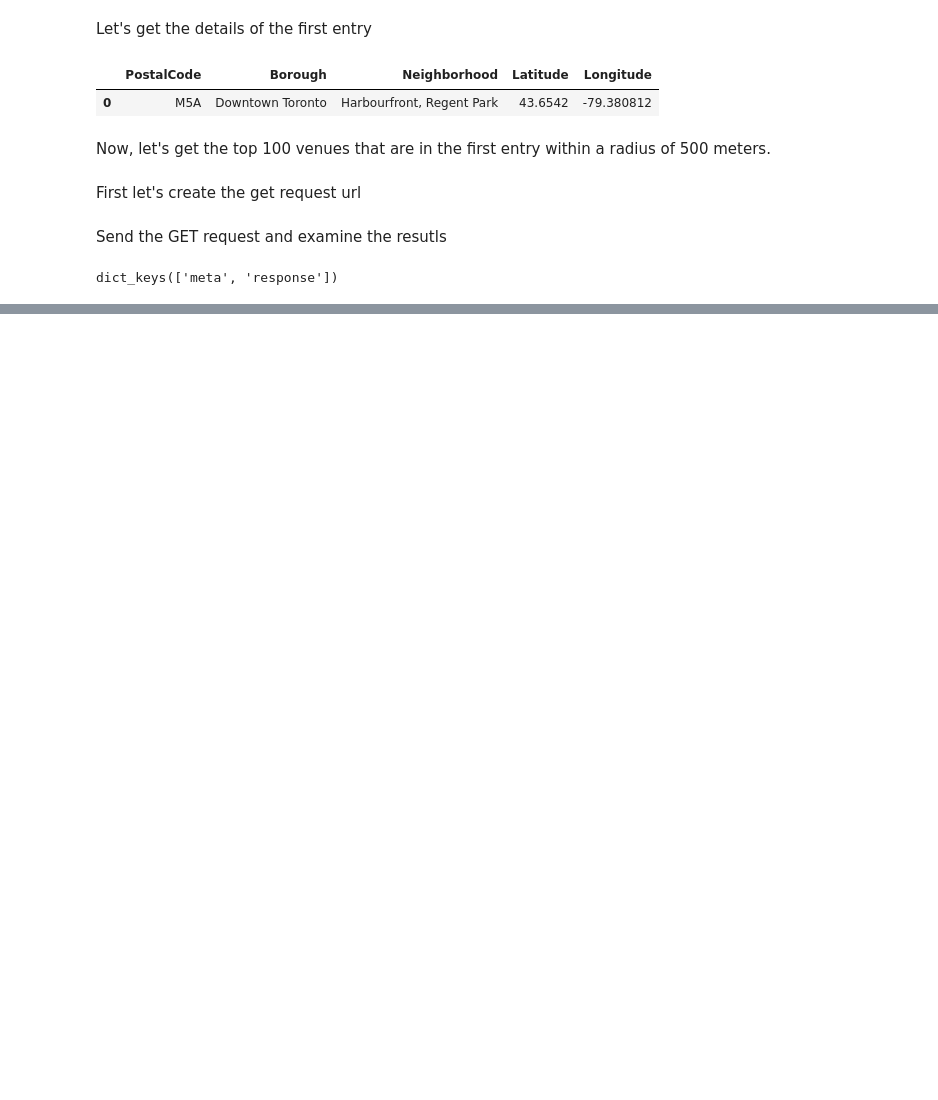
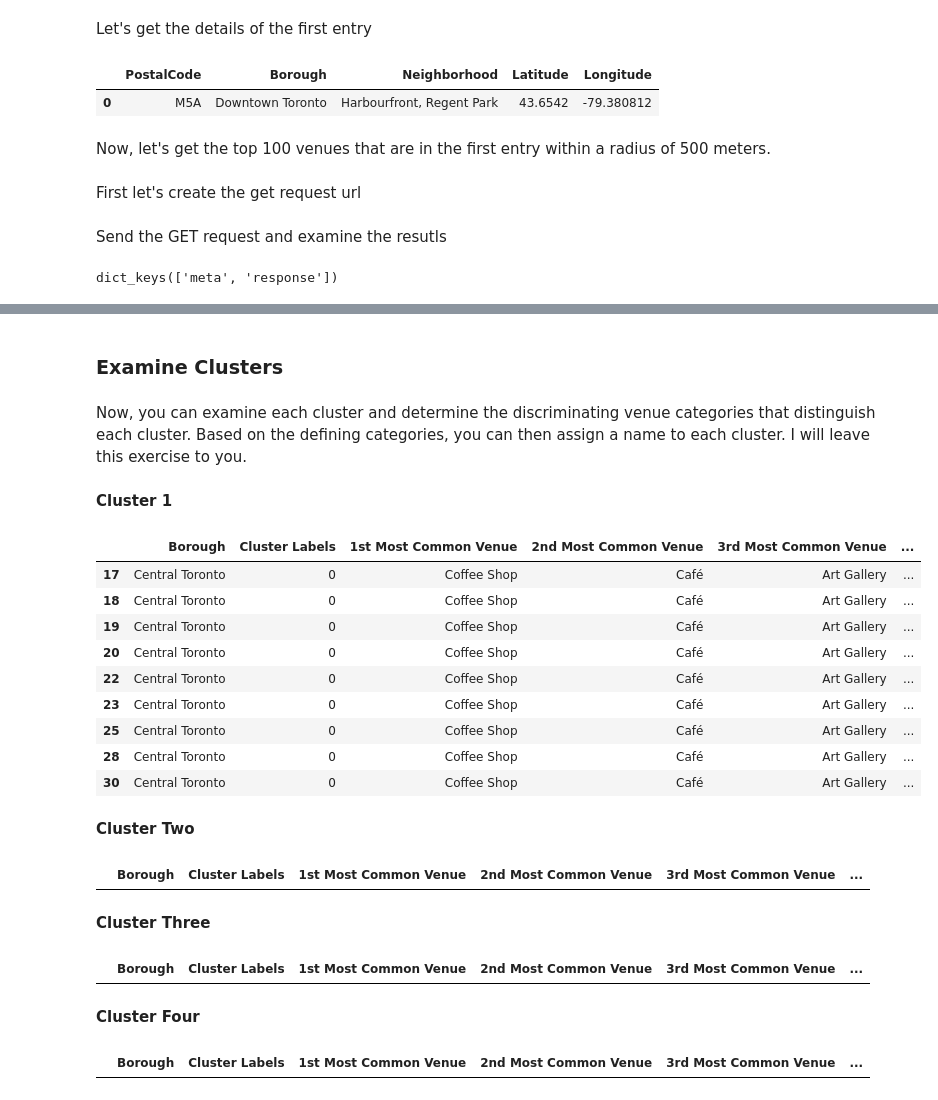
Before and after one commit to Lawrence-Krukrubo/IBM_Data_Specialization_Capstone_Project, a Jupyter notebook: Toronto_Geodata_assignment_3.ipynb, the cells around one changed output, grey strips where cells are left out. Drawn from its saved outputs; the diff is of its cells as text; code cells hidden in the pictures; blank space fills up the shorter version.

```diff
--- a/Toronto_Geodata_assignment_3.ipynb
+++ b/Toronto_Geodata_assignment_3.ipynb
@@ -431,0 +713,21 @@ result
+# %%
+num_top_venues = 10
+
+indicators = ['st', 'nd', 'rd']
+
+# create columns according to number of top venues
+columns = ['Neighborhood']
+for ind in np.arange(num_top_venues):
+    try:
+        columns.append('{}{} Most Common Venue'.format(ind+1, indicators[ind]))
+    except:
+        columns.append('{}th Most Common Venue'.format(ind+1))
+
+# create a new dataframe
+neighborhoods_venues_sorted = pd.DataFrame(columns=columns)
+neighborhoods_venues_sorted['Neighborhood'] = central_toronto_grouped['Neighborhood']
+
+for ind in np.arange(central_toronto_grouped.shape[0]):
+    neighborhoods_venues_sorted.iloc[ind, 1:] = return_most_common_venues(central_toronto_grouped.iloc[ind, :], num_top_venues)
+
+neighborhoods_venues_sorted.head()
@@ -431,0 +748,11 @@ result
+# %%
+# set number of clusters
+kclusters = 5
+
+c_toronto_grouped_clustering = central_toronto_grouped.drop('Neighborhood', 1)
+
+# run k-means clustering
+kmeans = KMeans(n_clusters=kclusters, random_state=0).fit(c_toronto_grouped_clustering)
+
+# check cluster labels generated for each row in the dataframe
+kmeans.labels_[0:10]
@@ -431,0 +763,10 @@ result
+# %%
+# add clustering labels
+neighborhoods_venues_sorted.insert(0, 'Cluster Labels', kmeans.labels_)
+
+c_toronto_merged = central_toronto_df
+
+# merge toronto_grouped with toronto_data to add latitude/longitude for each neighborhood
+c_toronto_merged = c_toronto_merged.join(neighborhoods_venues_sorted.set_index('Neighborhood'), on='Neighborhood')
+
+c_toronto_merged.head() # check the last columns!
@@ -431,0 +808,37 @@ result
+# %% [markdown]
+### Examine Clusters
+# %% [markdown]
+Now, you can examine each cluster and determine the discriminating venue categories that distinguish each cluster. Based on the defining categories, you can then assign a name to each cluster. I will leave this exercise to you.
+# %% [markdown]
+__Cluster 1__
+# %%
+c_toronto_merged.loc[c_toronto_merged['Cluster Labels'] == 0, c_toronto_merged.columns[[1] + list(range(5, c_toronto_merged.shape[1]))]]
+# %% [output]
+|  | Borough | Cluster Labels | 1st Most Common Venue | 2nd Most Common Venue | 3rd Most Common Venue | ... |
+| 17 | Central Toronto | 0 | Coffee Shop | Café | Art Gallery | ... |
+| 18 | Central Toronto | 0 | Coffee Shop | Café | Art Gallery | ... |
+| 19 | Central Toronto | 0 | Coffee Shop | Café | Art Gallery | ... |
+| 20 | Central Toronto | 0 | Coffee Shop | Café | Art Gallery | ... |
+| 22 | Central Toronto | 0 | Coffee Shop | Café | Art Gallery | ... |
+| 23 | Central Toronto | 0 | Coffee Shop | Café | Art Gallery | ... |
+| 25 | Central Toronto | 0 | Coffee Shop | Café | Art Gallery | ... |
+| 28 | Central Toronto | 0 | Coffee Shop | Café | Art Gallery | ... |
+| 30 | Central Toronto | 0 | Coffee Shop | Café | Art Gallery | ... |
+# %% [markdown]
+__Cluster Two__
+# %%
+c_toronto_merged.loc[c_toronto_merged['Cluster Labels'] == 1, c_toronto_merged.columns[[1] + list(range(5, c_toronto_merged.shape[1]))]]
+# %% [output]
+|  | Borough | Cluster Labels | 1st Most Common Venue | 2nd Most Common Venue | 3rd Most Common Venue | ... |
+# %% [markdown]
+__Cluster Three__
+# %%
+c_toronto_merged.loc[c_toronto_merged['Cluster Labels'] == 2, c_toronto_merged.columns[[1] + list(range(5, c_toronto_merged.shape[1]))]]
+# %% [output]
+|  | Borough | Cluster Labels | 1st Most Common Venue | 2nd Most Common Venue | 3rd Most Common Venue | ... |
+# %% [markdown]
+__Cluster Four__
+# %%
+c_toronto_merged.loc[c_toronto_merged['Cluster Labels'] == 3, c_toronto_merged.columns[[1] + list(range(5, c_toronto_merged.shape[1]))]]
+# %% [output]
+|  | Borough | Cluster Labels | 1st Most Common Venue | 2nd Most Common Venue | 3rd Most Common Venue | ... |
```
Also changed, not shown: parts of 50 cells of this notebook.
